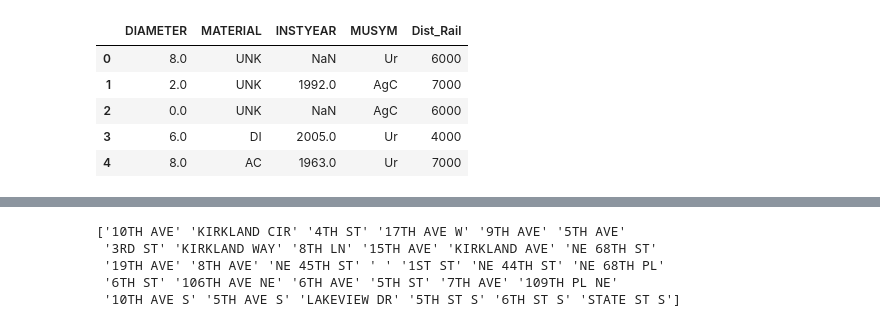
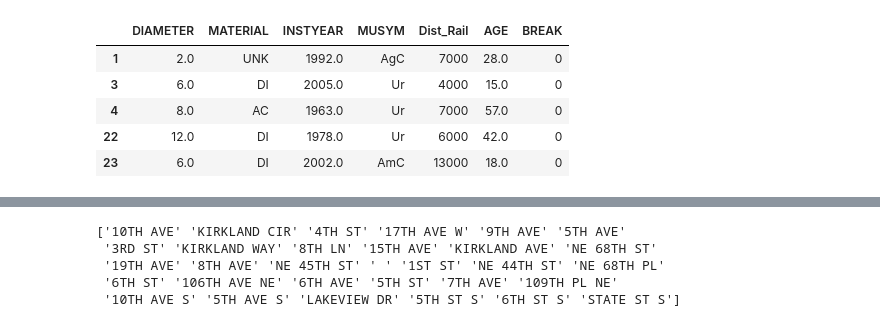
Before and after one commit to nlsschim/Water-Pipe-Project, a Jupyter notebook: first_notebook.ipynb, the cells around one changed output, grey strips where cells are left out. Cells and saved outputs as stored; diff of their text form; code cells hidden in the pictures.

Commit message:
updates to notebooks and first draft of script for assinging information to broken pipes

```diff
--- a/first_notebook.ipynb
+++ b/first_notebook.ipynb
@@ -6,6 +11,6 @@ import sklearn
 # %%
 #LOAD GIS WATERMAIN AND BREAK DATA
-df = pd.read_csv('Kirk_All.csv')
+df = pd.read_csv('.Kirk_All.csv.icloud')
 #df.dropna(inplace=True) # Are there any columns where we can deal with NA values?
 # Can we use imputation instead?
 breaks = pd.read_csv('Kirk_Break_Data.csv')
@@ -93,18 +103,21 @@ filtered.head()
 # %%
 more_feats = [
     'DIAMETER',
     'MATERIAL',
     'INSTYEAR',
     'MUSYM',
-    'Dist_Rail',
+    'Dist_Rail'
 ]
 
 filtered_pipes = filtered[more_feats]
+filtered_pipes = filtered_pipes.dropna()
+filtered_pipes['AGE'] = 2020 - filtered_pipes['INSTYEAR'] #Calculating pipe age
+filtered_pipes['BREAK'] = 0 #Making new column for BREAK and setting it to 0
 filtered_pipes.head()
 # %% [output]
-|  | DIAMETER | MATERIAL | INSTYEAR | MUSYM | Dist_Rail |
-| 0 | 8.0 | UNK | NaN | Ur | 6000 |
-| 1 | 2.0 | UNK | 1992.0 | AgC | 7000 |
-| 2 | 0.0 | UNK | NaN | AgC | 6000 |
-| 3 | 6.0 | DI | 2005.0 | Ur | 4000 |
-| 4 | 8.0 | AC | 1963.0 | Ur | 7000 |
+|  | DIAMETER | MATERIAL | INSTYEAR | MUSYM | Dist_Rail | AGE | BREAK |
+| 1 | 2.0 | UNK | 1992.0 | AgC | 7000 | 28.0 | 0 |
+| 3 | 6.0 | DI | 2005.0 | Ur | 4000 | 15.0 | 0 |
+| 4 | 8.0 | AC | 1963.0 | Ur | 7000 | 57.0 | 0 |
+| 22 | 12.0 | DI | 1978.0 | Ur | 6000 | 42.0 | 0 |
+| 23 | 6.0 | DI | 2002.0 | AmC | 13000 | 18.0 | 0 |
```
Also changed, not shown: parts of 7 cells of this notebook, 3 other files.
